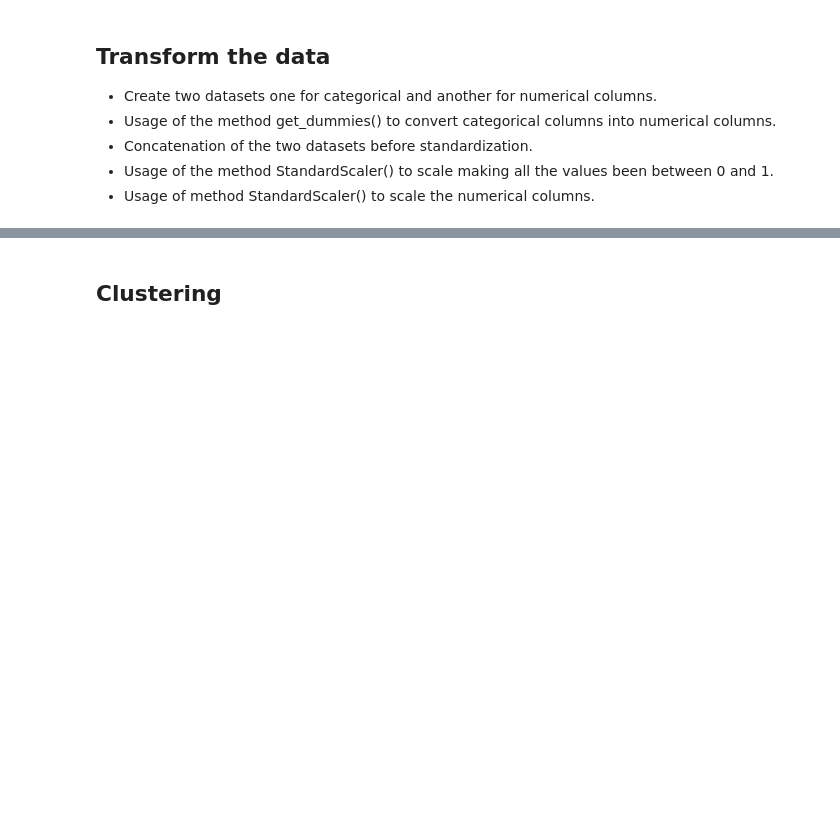
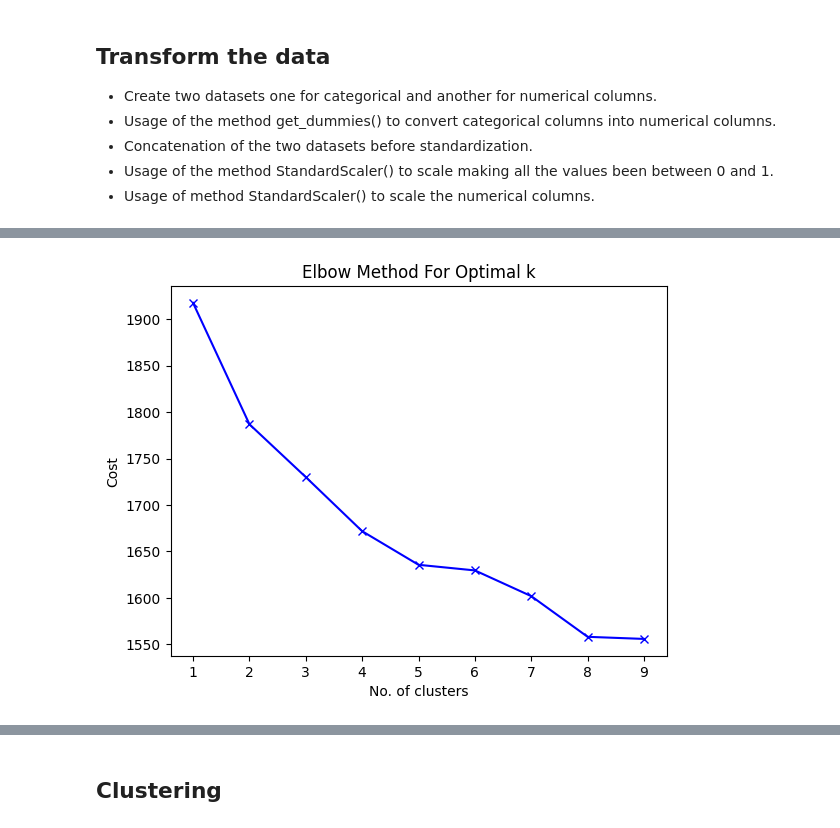
Before and after one commit to 75andybermond/Predict_Student_Performance, a Jupyter notebook: cluster.ipynb, the cells around one changed output, grey strips where cells are left out. Cells and saved outputs as stored; diff of their text form; code cells hidden in the pictures; blank space fills up the shorter version.

```diff
--- a/cluster.ipynb
+++ b/cluster.ipynb
@@ -50,7 +50,10 @@ categorical_cols = categorical_cols.drop(['absences_range', 'academicGrade'], ax
 # Transform categorical columns with the method get_dummies,
 # and left out target 'finalresult', 'G1'... and continuous columns also unnecessary columns.
 categorical_cols = pd.get_dummies(df[df.columns[~df.columns.isin(['age',
-                                                                  'absences', 'absences_range', 'academicGrade', 'finalResult', 'G1', 'G2', 'G3'])]])
+                                                                  'absences', 'absences_range', 'academicGrade', 'finalResult', 'G3'])]])
+
+# transform from true and false to 1 and 0
+categorical_cols = categorical_cols.astype(int)
 # %%
 ## Try without normalization
 # concatenate categorical and continuous columns
@@ -60,5 +63,5 @@ df_final = num_scaled.copy()
 # normalize the data
 
 ## Try with normalization
-#scaler = MinMaxScaler()
-#df_final = pd.DataFrame(scaler.fit_transform(num_scaled), columns=num_scaled.columns)
+scaler = MinMaxScaler()
+df_final = pd.DataFrame(scaler.fit_transform(num_scaled), columns=num_scaled.columns)
@@ -65,3 +78,20 @@ df_final = num_scaled.copy()
 # %%
 # get index of the category columns
 cat_cols_index = [df_final.columns.get_loc(c) for c in categorical_cols.columns if c in df_final]
+# %%
+from kmodes.kmodes import KModes
+# Elbow curve to find optimal K
+cost = []
+K = range(1,10)
+for num_clusters in list(K):
+    kmode = KPrototypes(n_clusters=num_clusters, init = "random", n_init = 5, verbose=0)
+    kmode.fit_predict(df_final, categorical= cat_cols_index)
+    cost.append(kmode.cost_)
+
+plt.plot(K, cost, 'bx-')
+plt.xlabel('No. of clusters')
+plt.ylabel('Cost')
+plt.title('Elbow Method For Optimal k')
+plt.show()
+# %% [output]
+[figure, added]
```
Also changed, not shown: parts of 20 cells of this notebook, 3 other files.
